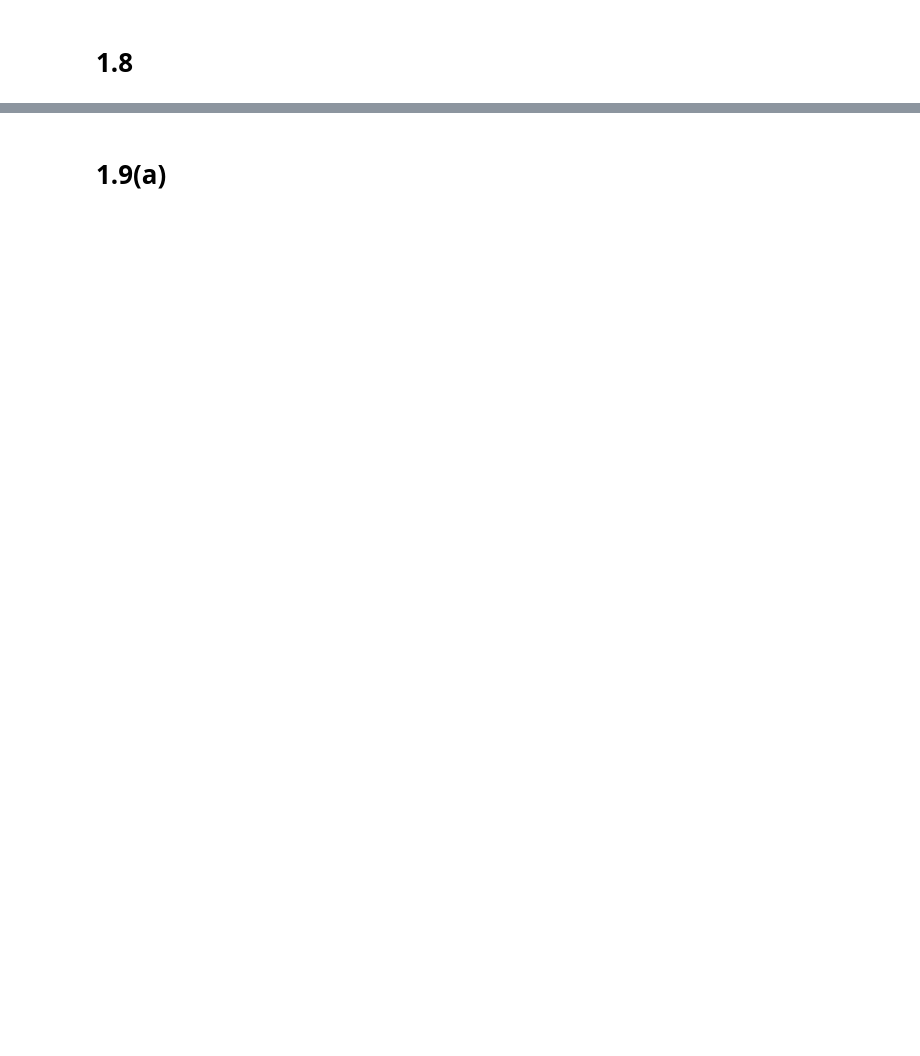
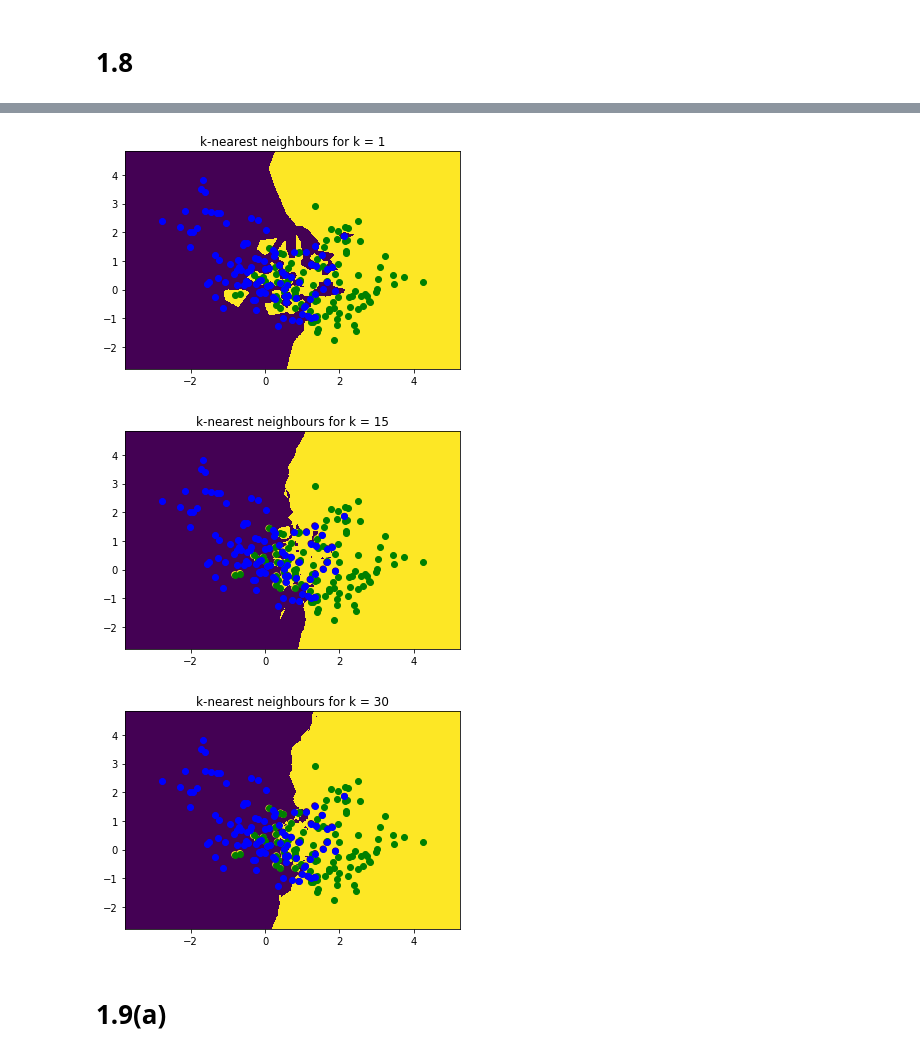
Before and after one commit to JWuzyk/Machine-Learning-Practical-Lab, a Jupyter notebook: Sheet 1.ipynb, the cells around one changed output, grey strips where cells are left out. Saved outputs shown, nothing was run; the diff lists cells and outputs as text; code cells hidden in the pictures; blank space fills up the shorter version.

```diff
--- a/Sheet 1.ipynb
+++ b/Sheet 1.ipynb
@@ -304,16 +309,34 @@ accuracy:  0.92
-# %%
-def plotkNNcon(X):
-    maxx = np.amax(X[:,0])
-    maxy = np.amax(X[:,1])
-    minx = np.amin(X[:,0])
-    miny = np.amin(X[:,1])
-    t = np.arange(minx-1, maxx+1, 0.1)
-    s = np.arange(miny-1, maxy+1, 0.1)
-    p,q = np.meshgrid(t, s, sparse=True)
-
-    z = alpha[1,0]*q+alpha[0,0]*p + alpha[2,0]
-    h = plt.contourf(t,s,z,[-99999,0.5,99999], colors=['blue','red'],alpha=0.5)
-    plt.plot(X[X[:,2]==1][:,0],X[X[:,2]==1][:,1],'ro',X[X[:,2]==0][:,0],X[X[:,2]==0][:,1],'bo')
+# %%
+#method to plot the contour of 1/2 for k nearest neighbours
+def plotkNNcon(X,k):
+    #Meshgrid
+    x_min, x_max = X[:, 0].min() - 1, X[:, 0].max() + 1
+    y_min, y_max = X[:, 1].min() - 1, X[:, 1].max() + 1
+    h = 0.01
+    xx, yy = np.meshgrid(np.arange(x_min, x_max, h),
+                     np.arange(y_min, y_max, h))
+
+    #colour map for mesh grid (apologies for the ugly colours)
+    Z = nearNeigh(k,np.c_[xx.ravel(), yy.ravel()], X)
+    Z = Z.reshape(xx.shape)
+    Z = np.rint(Z)
+    plt.figure()
+    plt.pcolormesh(xx, yy, Z)
+
+    # Plot
+    plt.scatter(X[:,0], X[:,1], c= X[:,2])
+    plt.plot(X[X[:,2]==1][:,0],X[X[:,2]==1][:,1],'go',X[X[:,2]==0][:,0],X[X[:,2]==0][:,1],'bo')
+    plt.title("k-nearest neighbours for k = %i" %k )
+    plt.show()
+# %%
+#plot the contour graph for k=1, 15, 30
+plotkNNcon(Data1, 1)
+plotkNNcon(Data1, 15)
+plotkNNcon(Data1, 30)
+# %% [output]
+[figure, added]
+[figure, added]
+[figure, added]
 # %% [markdown]
 # 1.9(a)
 # %%
```
Also changed, not shown: parts of 15 cells of this notebook.
